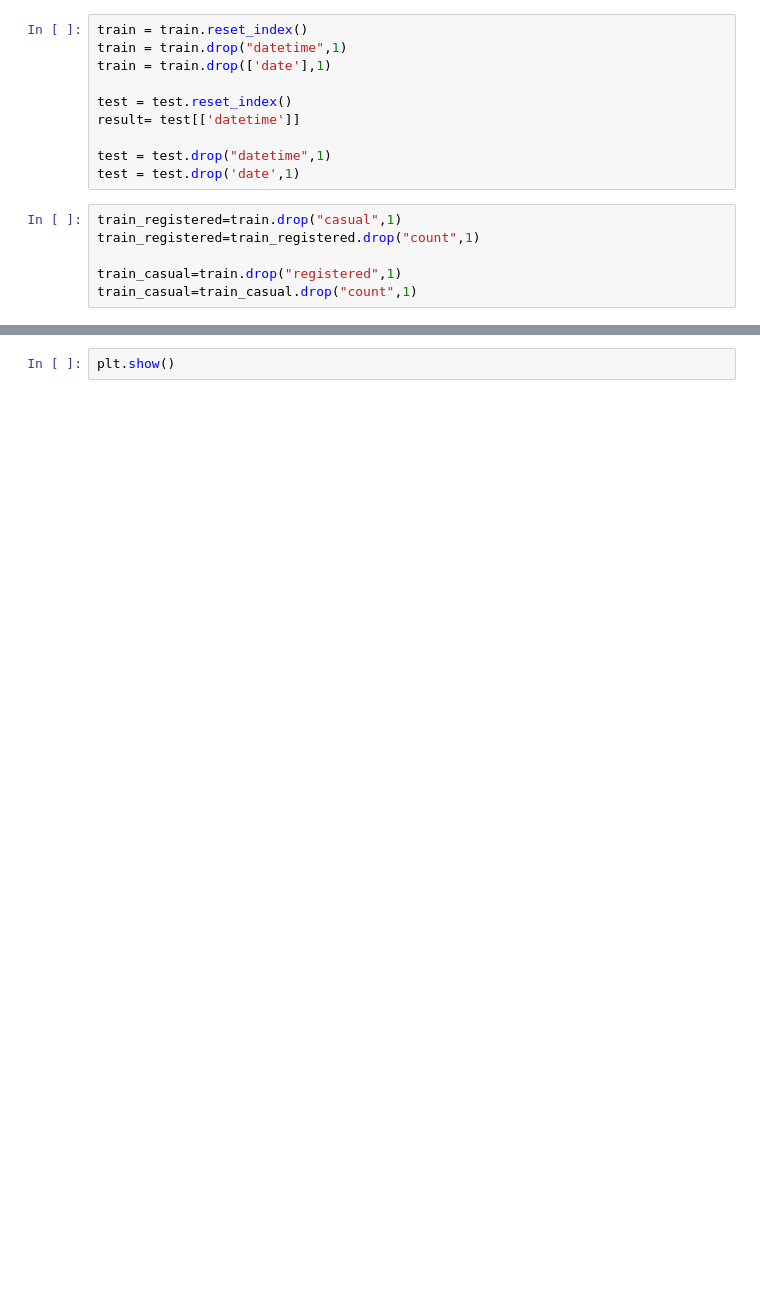
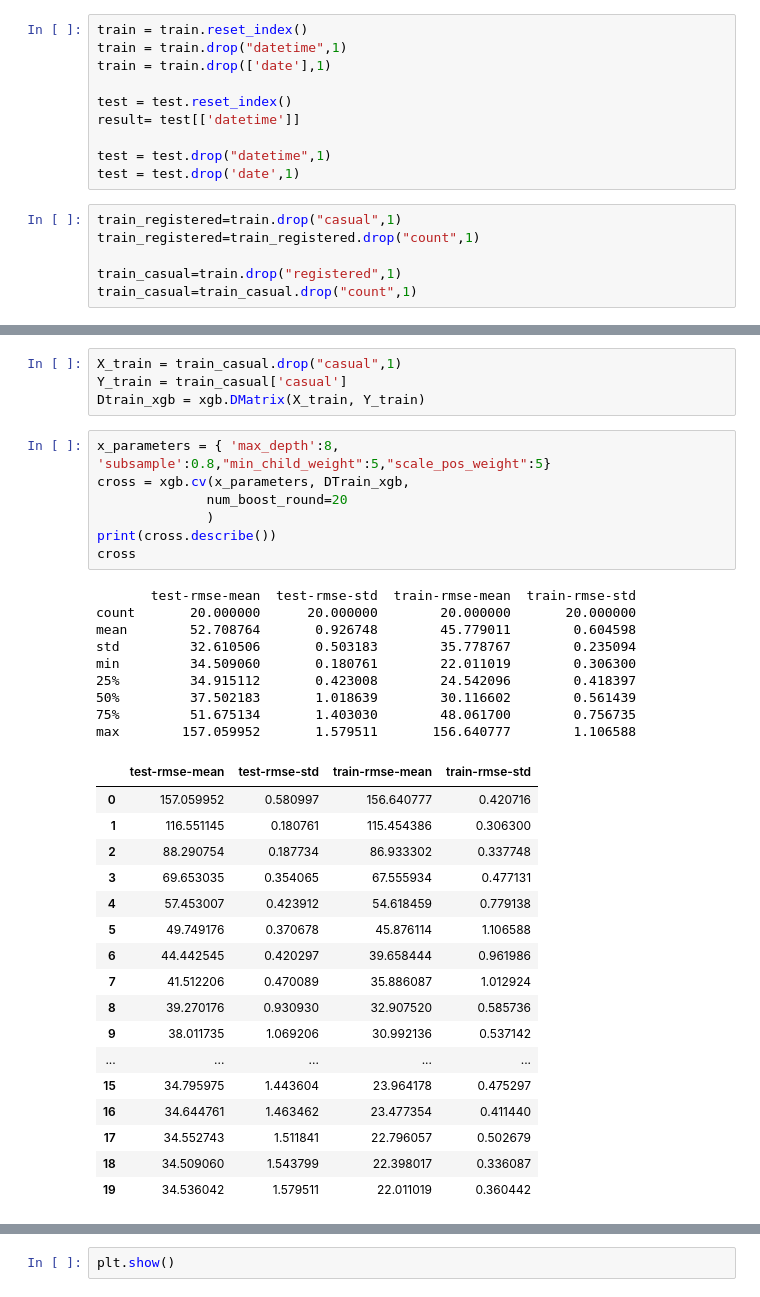
Before and after one commit to Fischmaa/projetspe, a Jupyter notebook: bikeshare/XGBoost_registered_casual.ipynb, the cells around one changed output, grey strips where cells are left out. Drawn from its saved outputs; the diff is of its cells as text; blank space fills up the shorter version.

```diff
--- a/bikeshare/XGBoost_registered_casual.ipynb
+++ b/bikeshare/XGBoost_registered_casual.ipynb
@@ -120,0 +175,38 @@ Index(['season', 'holiday', 'workingday', 'weather', 'temp', 'atemp',
+# %%
+X_train = train_casual.drop("casual",1)
+Y_train = train_casual['casual']
+Dtrain_xgb = xgb.DMatrix(X_train, Y_train)
+# %%
+x_parameters = { 'max_depth':8, 'subsample':0.8,"min_child_weight":5,"scale_pos_weight":5}
+cross = xgb.cv(x_parameters, DTrain_xgb,
+              num_boost_round=20
+              )
+print(cross.describe())
+cross
+# %% [output]
+       test-rmse-mean  test-rmse-std  train-rmse-mean  train-rmse-std
+count       20.000000      20.000000        20.000000       20.000000
+mean        52.708764       0.926748        45.779011        0.604598
+std         32.610506       0.503183        35.778767        0.235094
+min         34.509060       0.180761        22.011019        0.306300
+25%         34.915112       0.423008        24.542096        0.418397
+50%         37.502183       1.018639        30.116602        0.561439
+75%         51.675134       1.403030        48.061700        0.756735
+max        157.059952       1.579511       156.640777        1.106588
+|  | test-rmse-mean | test-rmse-std | train-rmse-mean | train-rmse-std |
+| 0 | 157.059952 | 0.580997 | 156.640777 | 0.420716 |
+| 1 | 116.551145 | 0.180761 | 115.454386 | 0.306300 |
+| 2 | 88.290754 | 0.187734 | 86.933302 | 0.337748 |
+| 3 | 69.653035 | 0.354065 | 67.555934 | 0.477131 |
+| 4 | 57.453007 | 0.423912 | 54.618459 | 0.779138 |
+| 5 | 49.749176 | 0.370678 | 45.876114 | 1.106588 |
+| 6 | 44.442545 | 0.420297 | 39.658444 | 0.961986 |
+| 7 | 41.512206 | 0.470089 | 35.886087 | 1.012924 |
+| 8 | 39.270176 | 0.930930 | 32.907520 | 0.585736 |
+| 9 | 38.011735 | 1.069206 | 30.992136 | 0.537142 |
+| ... | ... | ... | ... | ... |
+| 15 | 34.795975 | 1.443604 | 23.964178 | 0.475297 |
+| 16 | 34.644761 | 1.463462 | 23.477354 | 0.411440 |
+| 17 | 34.552743 | 1.511841 | 22.796057 | 0.502679 |
+| 18 | 34.509060 | 1.543799 | 22.398017 | 0.336087 |
+| 19 | 34.536042 | 1.579511 | 22.011019 | 0.360442 |
```
Also changed, not shown: parts of 15 cells of this notebook, 5 other files.
